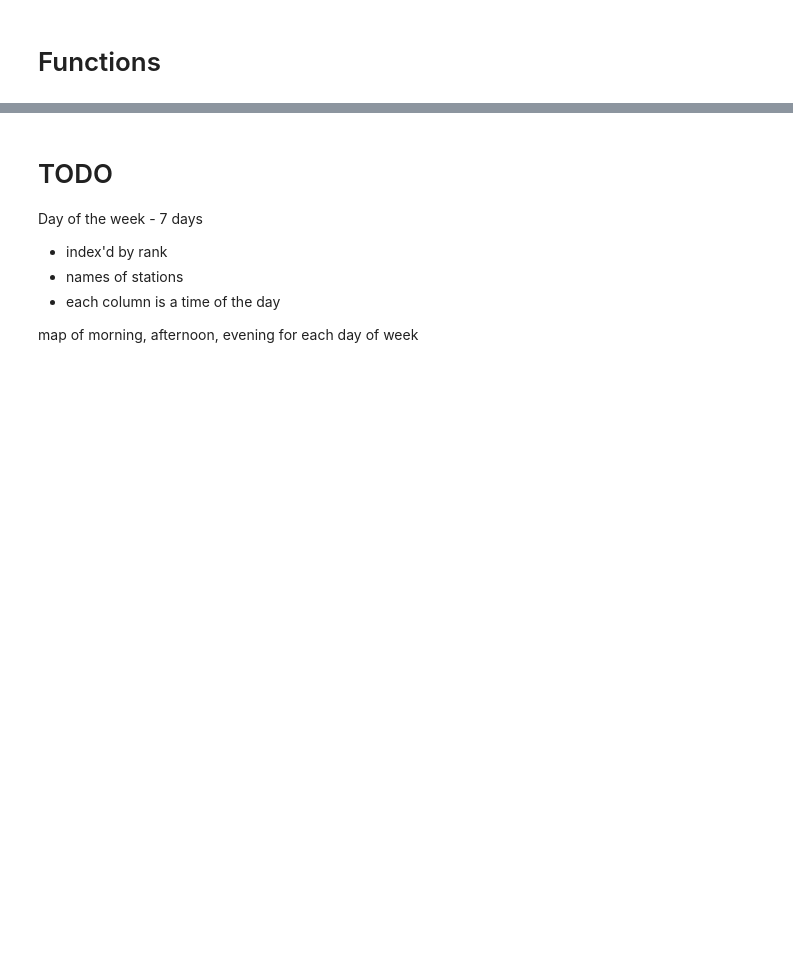
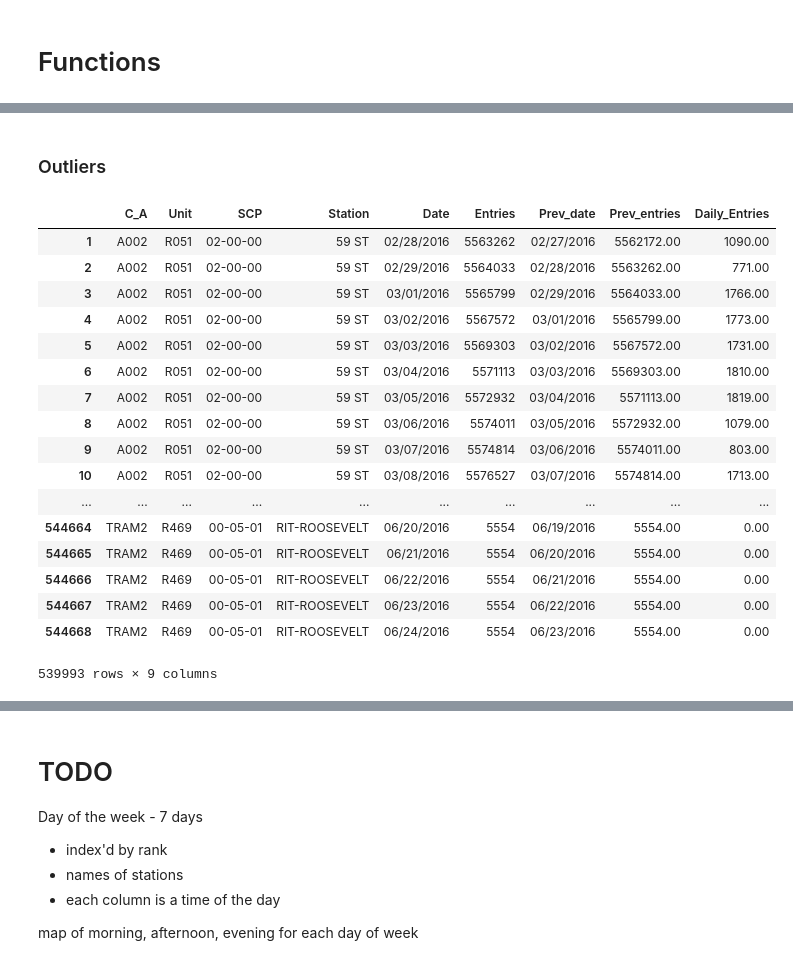
Before and after one commit to destroyme/project-benson-2017, a Jupyter notebook: Benson_Challenge_WTC_DF_20170404_01.ipynb, the cells around one changed output, grey strips where cells are left out. Drawn from its saved outputs; the diff is of its cells as text; code cells hidden in the pictures; blank space fills up the shorter version.

```diff
--- a/Benson_Challenge_WTC_DF_20170404_01.ipynb
+++ b/Benson_Challenge_WTC_DF_20170404_01.ipynb
@@ -136,0 +234,26 @@ def calcHourThroughput(frame):
+# %% [markdown]
+### Outliers
+# %%
+o200k_mask = daily_2016['Daily_Entries'] < 700000
+less250k = daily_2016[o200k_mask].copy(deep=True)
+# %%
+less250k
+# %% [output]
+|  | C_A | Unit | SCP | Station | Date | Entries | Prev_date | Prev_entries | Daily_Entries |
+| 1 | A002 | R051 | 02-00-00 | 59 ST | 02/28/2016 | 5563262 | 02/27/2016 | 5562172.00 | 1090.00 |
+| 2 | A002 | R051 | 02-00-00 | 59 ST | 02/29/2016 | 5564033 | 02/28/2016 | 5563262.00 | 771.00 |
+| 3 | A002 | R051 | 02-00-00 | 59 ST | 03/01/2016 | 5565799 | 02/29/2016 | 5564033.00 | 1766.00 |
+| 4 | A002 | R051 | 02-00-00 | 59 ST | 03/02/2016 | 5567572 | 03/01/2016 | 5565799.00 | 1773.00 |
+| 5 | A002 | R051 | 02-00-00 | 59 ST | 03/03/2016 | 5569303 | 03/02/2016 | 5567572.00 | 1731.00 |
+| 6 | A002 | R051 | 02-00-00 | 59 ST | 03/04/2016 | 5571113 | 03/03/2016 | 5569303.00 | 1810.00 |
+| 7 | A002 | R051 | 02-00-00 | 59 ST | 03/05/2016 | 5572932 | 03/04/2016 | 5571113.00 | 1819.00 |
+| 8 | A002 | R051 | 02-00-00 | 59 ST | 03/06/2016 | 5574011 | 03/05/2016 | 5572932.00 | 1079.00 |
+| 9 | A002 | R051 | 02-00-00 | 59 ST | 03/07/2016 | 5574814 | 03/06/2016 | 5574011.00 | 803.00 |
+| 10 | A002 | R051 | 02-00-00 | 59 ST | 03/08/2016 | 5576527 | 03/07/2016 | 5574814.00 | 1713.00 |
+| ... | ... | ... | ... | ... | ... | ... | ... | ... | ... |
+| 544664 | TRAM2 | R469 | 00-05-01 | RIT-ROOSEVELT | 06/20/2016 | 5554 | 06/19/2016 | 5554.00 | 0.00 |
+| 544665 | TRAM2 | R469 | 00-05-01 | RIT-ROOSEVELT | 06/21/2016 | 5554 | 06/20/2016 | 5554.00 | 0.00 |
+| 544666 | TRAM2 | R469 | 00-05-01 | RIT-ROOSEVELT | 06/22/2016 | 5554 | 06/21/2016 | 5554.00 | 0.00 |
+| 544667 | TRAM2 | R469 | 00-05-01 | RIT-ROOSEVELT | 06/23/2016 | 5554 | 06/22/2016 | 5554.00 | 0.00 |
+| 544668 | TRAM2 | R469 | 00-05-01 | RIT-ROOSEVELT | 06/24/2016 | 5554 | 06/23/2016 | 5554.00 | 0.00 |
+539993 rows × 9 columns
```
Also changed, not shown: parts of 43 cells of this notebook.
